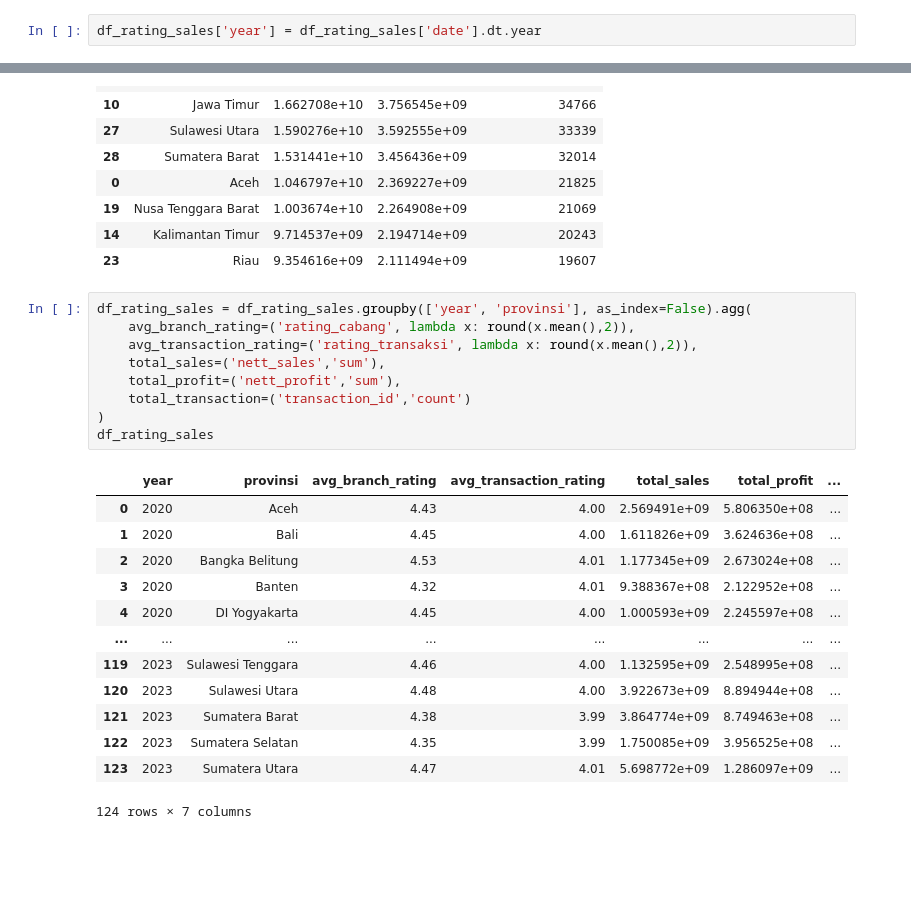
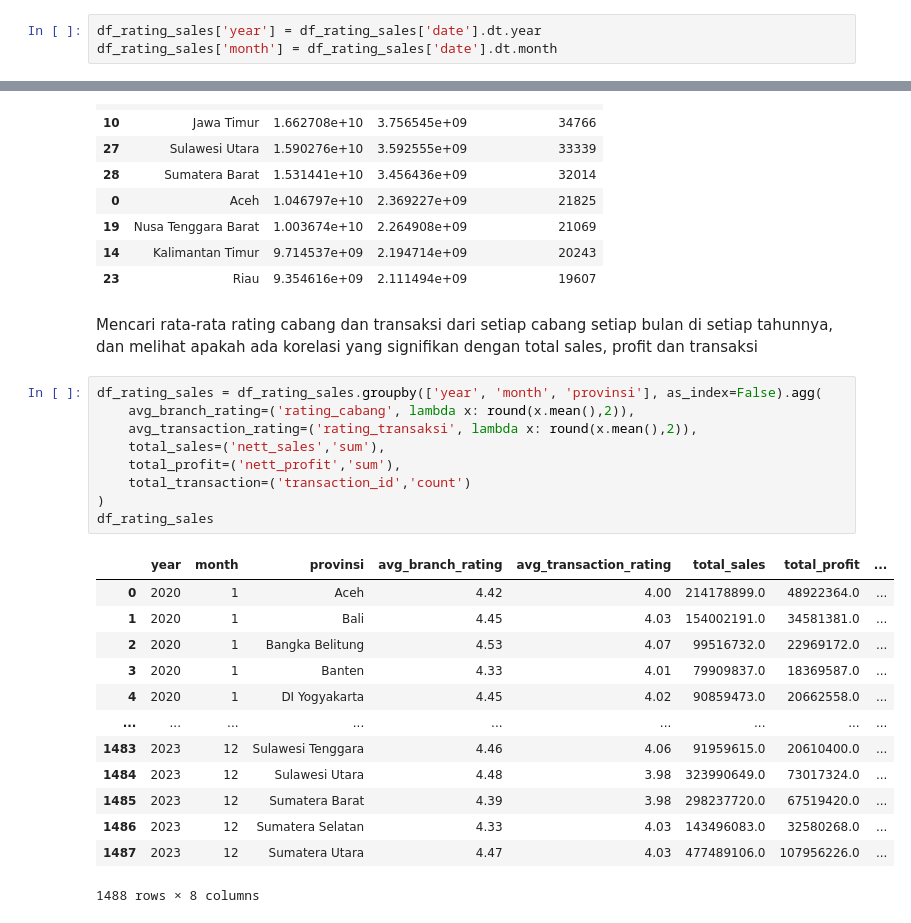
Before and after one commit to frqwuzhere/final_task_project_based_internship_rakaminxkimiafarma, a Jupyter notebook: kf_bigdata_analysis.ipynb, the cells around one changed output, grey strips where cells are left out. Cells and saved outputs as stored; diff of their text form; blank space fills up the shorter version.

```diff
--- a/kf_bigdata_analysis.ipynb
+++ b/kf_bigdata_analysis.ipynb
@@ -403,2 +416,3 @@ df_rating_sales = df.copy()
 # %%
 df_rating_sales['year'] = df_rating_sales['date'].dt.year
+df_rating_sales['month'] = df_rating_sales['date'].dt.month
@@ -422,26 +438,28 @@ top_province.sort_values(by=['total_sales','total_profit','total_transaction'],
 | 19 | Nusa Tenggara Barat | 1.003674e+10 | 2.264908e+09 | 21069 |
 | 14 | Kalimantan Timur | 9.714537e+09 | 2.194714e+09 | 20243 |
 | 23 | Riau | 9.354616e+09 | 2.111494e+09 | 19607 |
+# %% [markdown]
+Mencari rata-rata rating cabang dan transaksi dari setiap cabang setiap bulan di setiap tahunnya, dan melihat apakah ada korelasi yang signifikan dengan total sales, profit dan transaksi
 # %%
-df_rating_sales = df_rating_sales.groupby(['year', 'provinsi'], as_index=False).agg(
+df_rating_sales = df_rating_sales.groupby(['year', 'month', 'provinsi'], as_index=False).agg(
     avg_branch_rating=('rating_cabang', lambda x: round(x.mean(),2)),
     avg_transaction_rating=('rating_transaksi', lambda x: round(x.mean(),2)),
     total_sales=('nett_sales','sum'),
     total_profit=('nett_profit','sum'),
     total_transaction=('transaction_id','count')
 )
 df_rating_sales
 # %% [output]
-|  | year | provinsi | avg_branch_rating | avg_transaction_rating | total_sales | total_profit | ... |
-| 0 | 2020 | Aceh | 4.43 | 4.00 | 2.569491e+09 | 5.806350e+08 | ... |
-| 1 | 2020 | Bali | 4.45 | 4.00 | 1.611826e+09 | 3.624636e+08 | ... |
-| 2 | 2020 | Bangka Belitung | 4.53 | 4.01 | 1.177345e+09 | 2.673024e+08 | ... |
-| 3 | 2020 | Banten | 4.32 | 4.01 | 9.388367e+08 | 2.122952e+08 | ... |
-| 4 | 2020 | DI Yogyakarta | 4.45 | 4.00 | 1.000593e+09 | 2.245597e+08 | ... |
-| ... | ... | ... | ... | ... | ... | ... | ... |
-| 119 | 2023 | Sulawesi Tenggara | 4.46 | 4.00 | 1.132595e+09 | 2.548995e+08 | ... |
-| 120 | 2023 | Sulawesi Utara | 4.48 | 4.00 | 3.922673e+09 | 8.894944e+08 | ... |
-| 121 | 2023 | Sumatera Barat | 4.38 | 3.99 | 3.864774e+09 | 8.749463e+08 | ... |
-| 122 | 2023 | Sumatera Selatan | 4.35 | 3.99 | 1.750085e+09 | 3.956525e+08 | ... |
-| 123 | 2023 | Sumatera Utara | 4.47 | 4.01 | 5.698772e+09 | 1.286097e+09 | ... |
+|  | year | month | provinsi | avg_branch_rating | avg_transaction_rating | total_sales | total_profit | ... |
+| 0 | 2020 | 1 | Aceh | 4.42 | 4.00 | 214178899.0 | 48922364.0 | ... |
+| 1 | 2020 | 1 | Bali | 4.45 | 4.03 | 154002191.0 | 34581381.0 | ... |
+| 2 | 2020 | 1 | Bangka Belitung | 4.53 | 4.07 | 99516732.0 | 22969172.0 | ... |
+| 3 | 2020 | 1 | Banten | 4.33 | 4.01 | 79909837.0 | 18369587.0 | ... |
+| 4 | 2020 | 1 | DI Yogyakarta | 4.45 | 4.02 | 90859473.0 | 20662558.0 | ... |
+| ... | ... | ... | ... | ... | ... | ... | ... | ... |
+| 1483 | 2023 | 12 | Sulawesi Tenggara | 4.46 | 4.06 | 91959615.0 | 20610400.0 | ... |
+| 1484 | 2023 | 12 | Sulawesi Utara | 4.48 | 3.98 | 323990649.0 | 73017324.0 | ... |
+| 1485 | 2023 | 12 | Sumatera Barat | 4.39 | 3.98 | 298237720.0 | 67519420.0 | ... |
+| 1486 | 2023 | 12 | Sumatera Selatan | 4.33 | 4.03 | 143496083.0 | 32580268.0 | ... |
+| 1487 | 2023 | 12 | Sumatera Utara | 4.47 | 4.03 | 477489106.0 | 107956226.0 | ... |
-124 rows × 7 columns
+1488 rows × 8 columns
```
Also changed, not shown: parts of 41 cells of this notebook, 1 other file.
